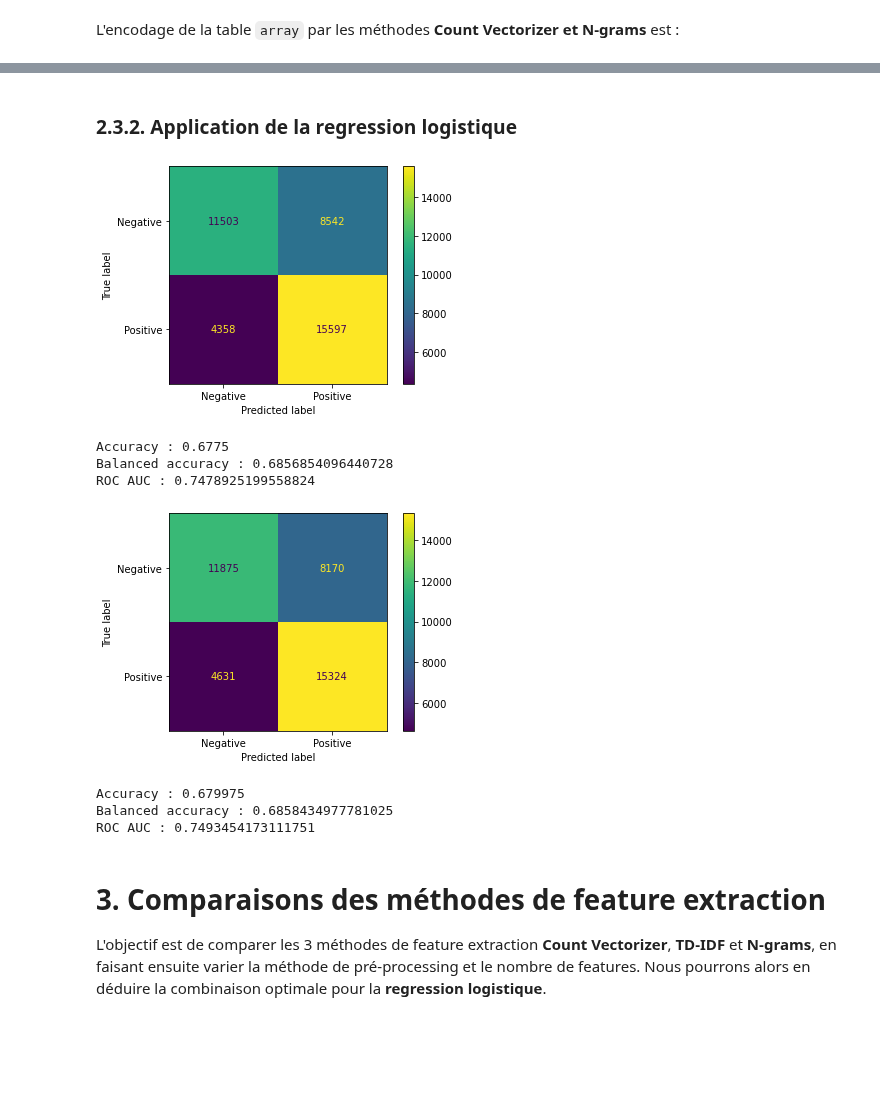
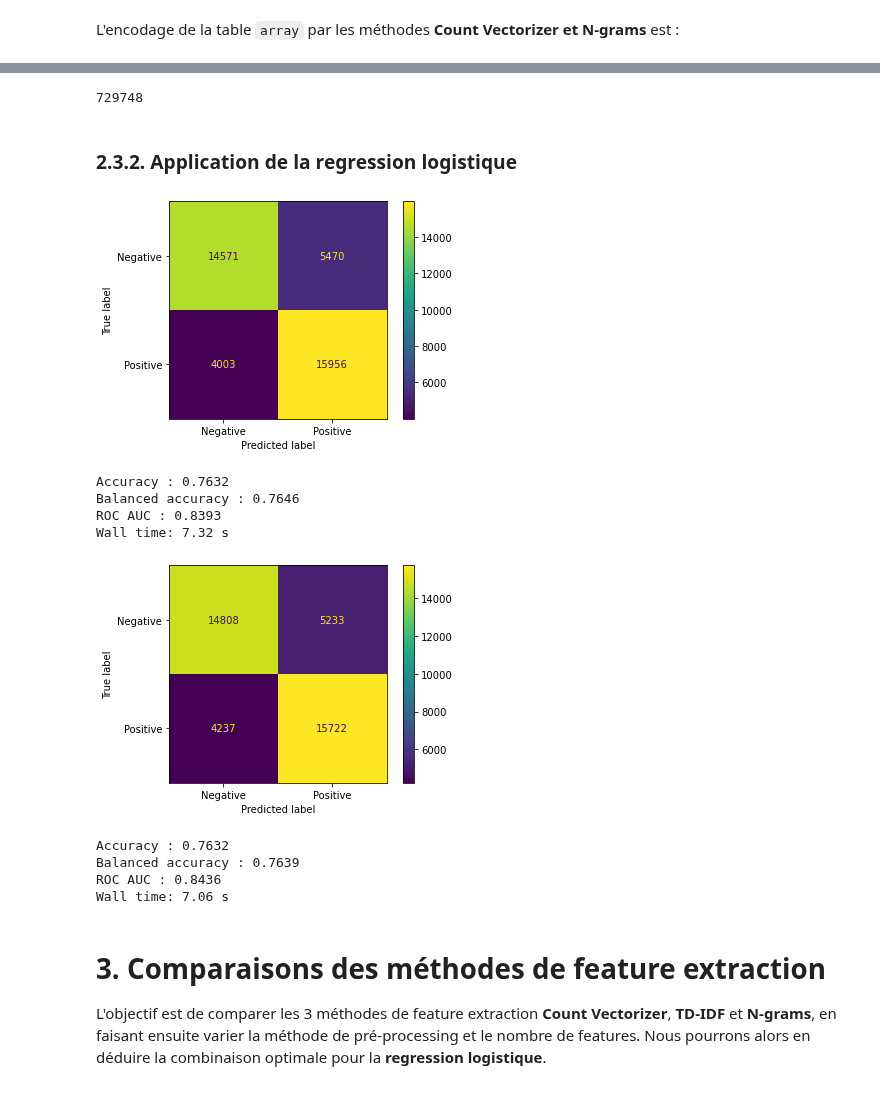
Before and after one commit to baptiste-pasquier/data_2A, a Jupyter notebook: model-LR.ipynb, the cells around one changed output, grey strips where cells are left out. Saved outputs shown, nothing was run; the diff lists cells and outputs as text; code cells hidden in the pictures; blank space fills up the shorter version.

```diff
--- a/model-LR.ipynb
+++ b/model-LR.ipynb
@@ -24,8 +25,8 @@ On travaille tout d'abord avec un pré-processing fixé.
 # %%
 NB_DATA = 200000
 # %%
-STOP_WORDS = False
-LEMMATIZATION = False
+STOP_WORDS = True
+LEMMATIZATION = True
 NEGATION = False
 file = "train"
 if STOP_WORDS:
@@ -77,8 +85,8 @@ print(X_.toarray())
 ### 2.1.2. Application de la regression logistique
 # %%
 def conf_matrix(X, y, vectorizer, model, verbose=True):
-    X = vectorizer.fit_transform(X).toarray()
-    X_train, X_test, y_train, y_test = train_test_split(StandardScaler().fit_transform(X), y, train_size=0.80, random_state=1234)
+    X = vectorizer.fit_transform(X)
+    X_train, X_test, y_train, y_test = train_test_split(StandardScaler(with_mean=False).fit_transform(X), y, train_size=0.80, random_state=1234)
 
     model.fit(X_train, y_train)
     y_pred = model.predict(X_test)
@@ -95,12 +103,12 @@ def conf_matrix(X, y, vectorizer, model, verbose=True):
         metrics.plot_confusion_matrix(model, X_test, y_test)
         plt.show()
 
-        print(f"Accuracy : {sc_accuracy}")
-        print(f"Balanced accuracy : {sc_balanced_accuracy}")
+        print(f"Accuracy : {sc_accuracy:.4f}")
+        print(f"Balanced accuracy : {sc_balanced_accuracy:.4f}")
     #     print(f"Recall : {sc_recall}")
     #     print(f"Precision : {sc_precision}")
     #     print(f"F1 : {sc_f1}")
-        print(f"ROC AUC : {sc_roc_auc}")
+        print(f"ROC AUC : {sc_roc_auc:.4f}")
 
     metrics_score = {'accuracy': sc_accuracy, 'balanced_accuracy': sc_balanced_accuracy, 'roc_auc': sc_roc_auc}
 
@@ -176,19 +214,28 @@ print(X_.toarray())
+# %%
+nb_max_ngrams = len(CountVectorizer(ngram_range=(1, 2)).fit(X).get_feature_names())
+nb_max_ngrams
+# %% [output]
+729748
 # %% [markdown]
 ### 2.3.2. Application de la regression logistique
 # %%
-conf_matrix(X, y, CountVectorizer(max_features=1000, ngram_range=(2, 2)), LogisticRegression(max_iter=200))
+%%time
+conf_matrix(X, y, CountVectorizer(max_features=1000, ngram_range=(1, 2)), LogisticRegression(max_iter=200))
 # %% [output]
-[figure, old version]
+[figure, new version]
-Accuracy : 0.6775
-Balanced accuracy : 0.6856854096440728
-ROC AUC : 0.7478925199558824
+Accuracy : 0.7632
+Balanced accuracy : 0.7646
+ROC AUC : 0.8393
+Wall time: 7.32 s
 # %%
-conf_matrix(X, y, TfidfVectorizer(max_features=1000, ngram_range=(2, 2)), LogisticRegression(max_iter=200))
+%%time
+conf_matrix(X, y, TfidfVectorizer(max_features=1000, ngram_range=(1, 2)), LogisticRegression(max_iter=200))
 # %% [output]
-[figure, old version]
+[figure, new version]
-Accuracy : 0.679975
-Balanced accuracy : 0.6858434977781025
-ROC AUC : 0.7493454173111751
+Accuracy : 0.7632
+Balanced accuracy : 0.7639
+ROC AUC : 0.8436
+Wall time: 7.06 s
 # %% [markdown]
 # 3. Comparaisons des méthodes de feature extraction
 
```
Also changed, not shown: parts of 33 cells of this notebook, 5 other files.
